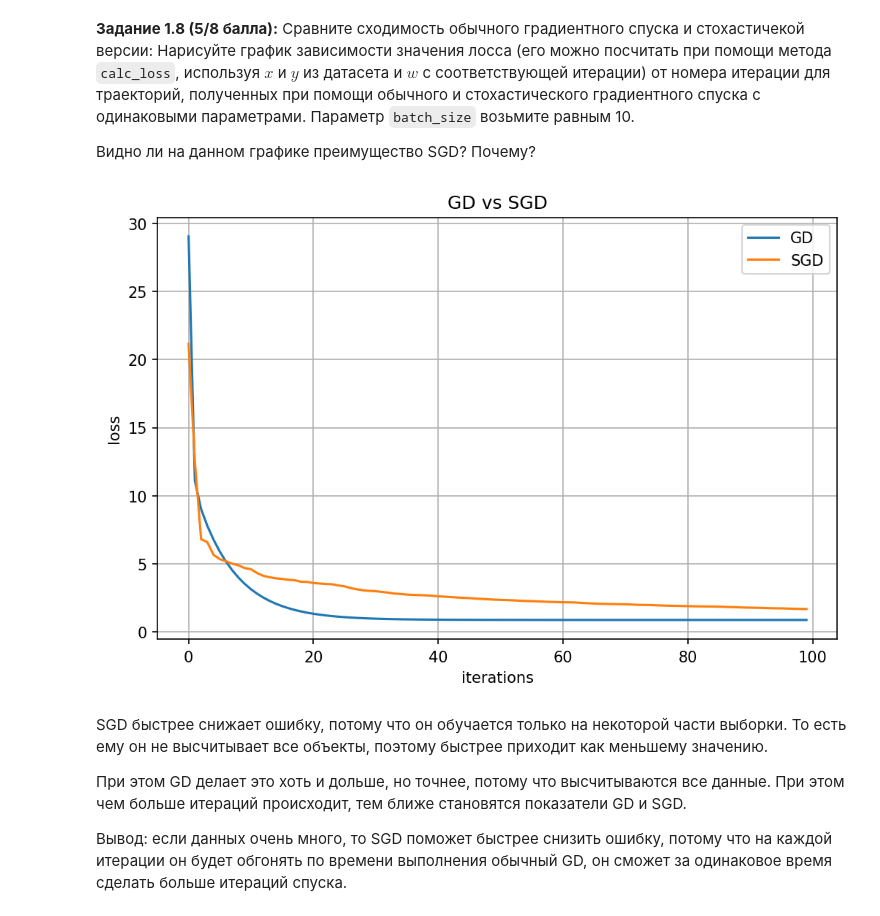
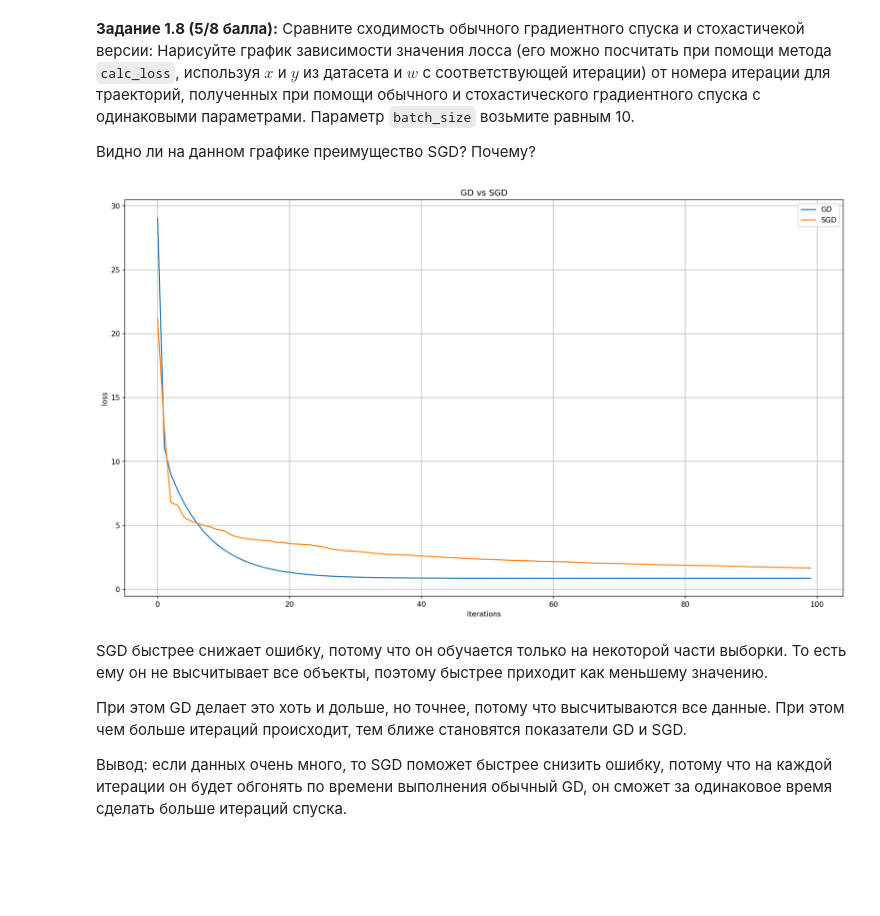
Before and after one commit to vasyukov1/HSE-FCS-SE-2-year, a Jupyter notebook: IAD/homeworks/hw05-gd/hw05-gd.ipynb, the cells around one changed output. Drawn from its saved outputs; the diff is of its cells as text; code cells hidden in the pictures; blank space fills up the shorter version.

```diff
--- a/IAD/homeworks/hw05-gd/hw05-gd.ipynb
+++ b/IAD/homeworks/hw05-gd/hw05-gd.ipynb
@@ -102,7 +102,7 @@ class MSELoss(BaseLoss):
         """
         prediction = X @ w
         errors = prediction - y
-        grad = 2 * (X.T @ errors) / len(y)
+        grad = 2 * (X.T @ errors) / X.shape[0]
         return grad
 # %% [markdown]
 Теперь мы можем создать объект `MSELoss` и при помощи него вычислять значение нашей функции потерь и градиенты:
@@ -249,7 +249,7 @@ def plot_gd(w_list: Iterable, X: np.ndarray, y: np.ndarray, loss: BaseLoss, lr:
     :param ax: matplotlib.axes.Axes -- объект для отрисовки графика
     """
     w_list = np.array(w_list)
-    meshgrid_space = np.linspace(-1.5, 1.5, 500)
+    meshgrid_space = np.linspace(-2, 2, 500)
     A, B = np.meshgrid(meshgrid_space, meshgrid_space)
 
     levels = np.empty_like(A)
@@ -270,7 +270,7 @@ def plot_gd(w_list: Iterable, X: np.ndarray, y: np.ndarray, loss: BaseLoss, lr:
 
     ax.set_xlabel(r"$w_1$")
     ax.set_ylabel(r"$w_2$")
-    ax.set_xlim(-1, 0.5)
+    ax.set_xlim(-1, 1)
     ax.set_ylim(-1, 0.5)
     ax.set_aspect("equal")
 
@@ -526,27 +524,27 @@ plt.show()
 # %%
 batch_size = 10
 lr = 0.005
 p = 0.6
 n_iterations = 100
 
 # Gradient Descent
 loss_gd = [loss.calc_loss(X, y, i) for i in gradient_descent(w_init, X, y, loss, lr, n_iterations)]
 
 # Stochastic Gradient Descent
 loss_sgd = [loss.calc_loss(X, y, i) for i in stochastic_gradient_descent(w_init, X, y, loss, lr, batch_size, p, n_iterations)]
 
-plt.figure(figsize=(8, 5), dpi=150)
+plt.figure(figsize=(18, 10), dpi=150)
 x = np.arange(0, n_iterations, 1)
 plt.plot(x, loss_gd, label='GD')
 plt.plot(x, loss_sgd, label='SGD')
 plt.xlabel("iterations")
 plt.ylabel("loss")
 plt.title("GD vs SGD")
 plt.legend(loc='best')
 plt.grid(True)
 plt.show()
 # %% [output]
-[figure, old version]
+[figure, new version]
 # %% [markdown]
 SGD быстрее снижает ошибку, потому что он обучается только на некоторой части выборки. То есть ему он не высчитывает все объекты, поэтому быстрее приходит как меньшему значению.
 
```
Also changed, not shown: parts of 12 cells of this notebook.
